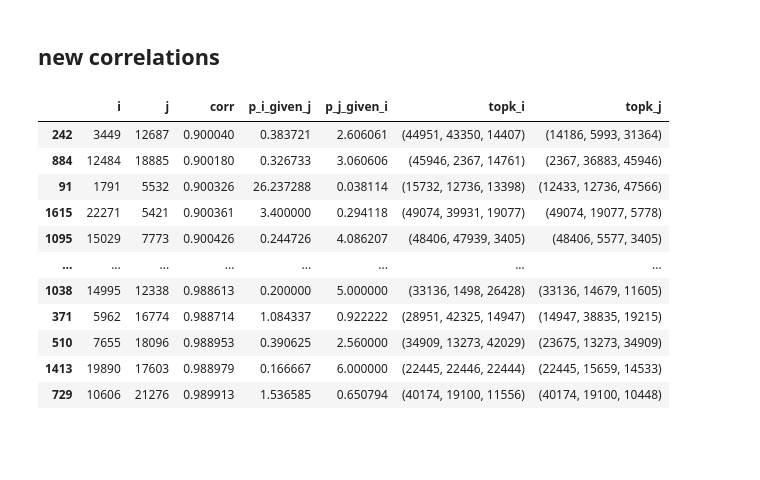
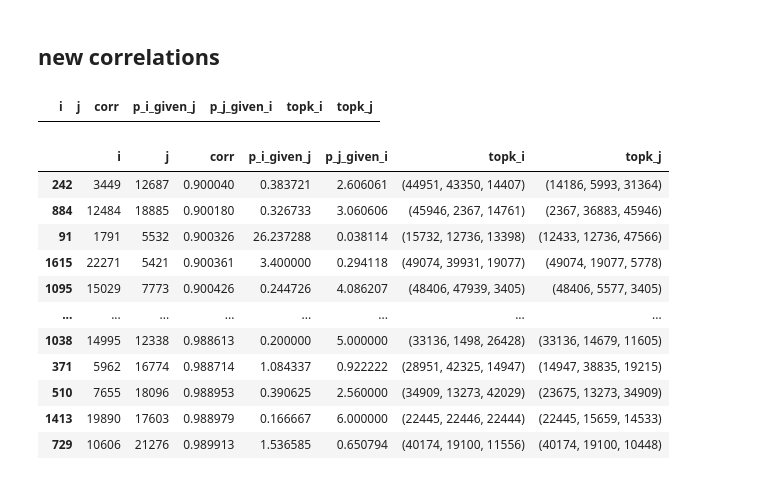
Before and after one commit to shariarvg/recurring_features, a Jupyter notebook: results.ipynb, the cells around one changed output. Drawn from its saved outputs; the diff is of its cells as text; code cells hidden in the pictures; blank space fills up the shorter version.

```diff
--- a/results.ipynb
+++ b/results.ipynb
@@ -828,6 +963,10 @@ t.nonzero((diff * mask).sum(dim=0))
 ## new correlations
 # %%
 df = pd.read_pickle("correlated_features_2_11_wikitext_50000_0.pkl")
+# %%
+df[(df['j'] == 17596)]
+# %% [output]
+|  | i | j | corr | p_i_given_j | p_j_given_i | topk_i | topk_j |
 # %%
 df_high_corr = df[(df['corr'] > 0)]
 # %%
```
Also changed, not shown: parts of 14 cells of this notebook, 2 other files.
